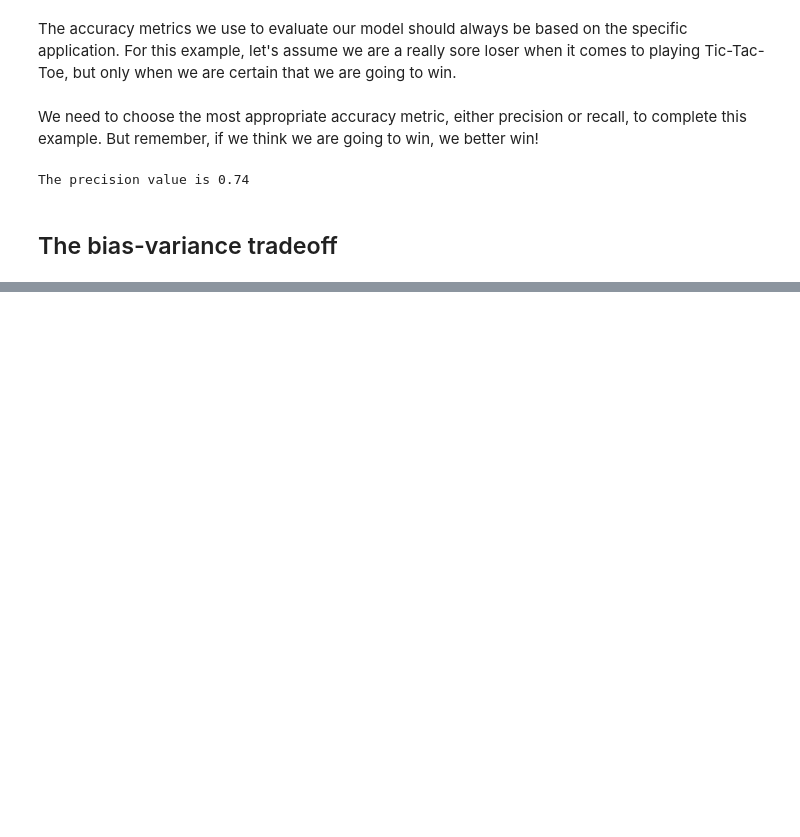
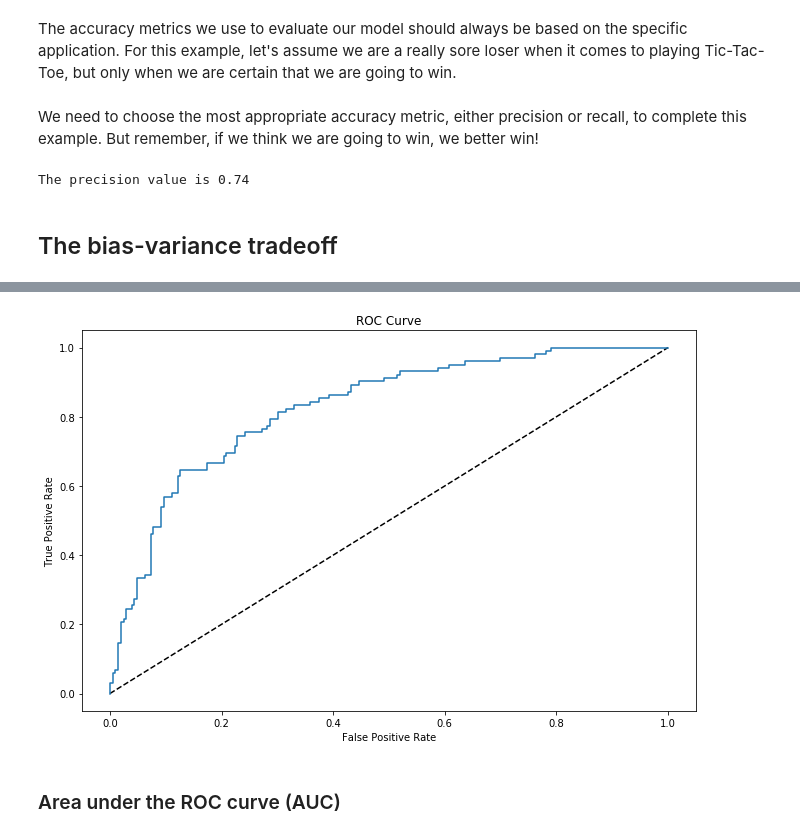
Before and after one commit to ML-Challenge/week3-supervised-learning, a Jupyter notebook: L3.Model Validation.ipynb, the cells around one changed output, grey strips where cells are left out. Cells and saved outputs as stored; diff of their text form; code cells hidden in the pictures; blank space fills up the shorter version.

Commit message:
feat: L3.Model Validation
Add more on metrics and the ROC curve

```diff
--- a/L3.Model Validation.ipynb
+++ b/L3.Model Validation.ipynb
@@ -234,0 +424,6 @@ The precision value is 0.74
+# %%
+# Create the classifier: logreg
+logreg = LogisticRegression(solver='liblinear')
+# %%
+# Fit the classifier to the training data
+logreg.fit(X_train, y_train)
@@ -234,0 +461,18 @@ The precision value is 0.74
+# %%
+# Compute predicted probabilities: y_pred_prob
+y_pred_prob = logreg.predict_proba(X_test)[:,1]
+# %%
+# Generate ROC curve values: fpr, tpr, thresholds
+fpr, tpr, thresholds = roc_curve(y_test, y_pred_prob)
+# %%
+# Plot ROC curve
+plt.plot([0, 1], [0, 1], 'k--')
+plt.plot(fpr, tpr)
+plt.xlabel('False Positive Rate')
+plt.ylabel('True Positive Rate')
+plt.title('ROC Curve')
+plt.show()
+# %% [output]
+[figure, added]
+# %% [markdown]
+### Area under the ROC curve (AUC)
```
Also changed, not shown: parts of 76 cells of this notebook, 13 other files.
